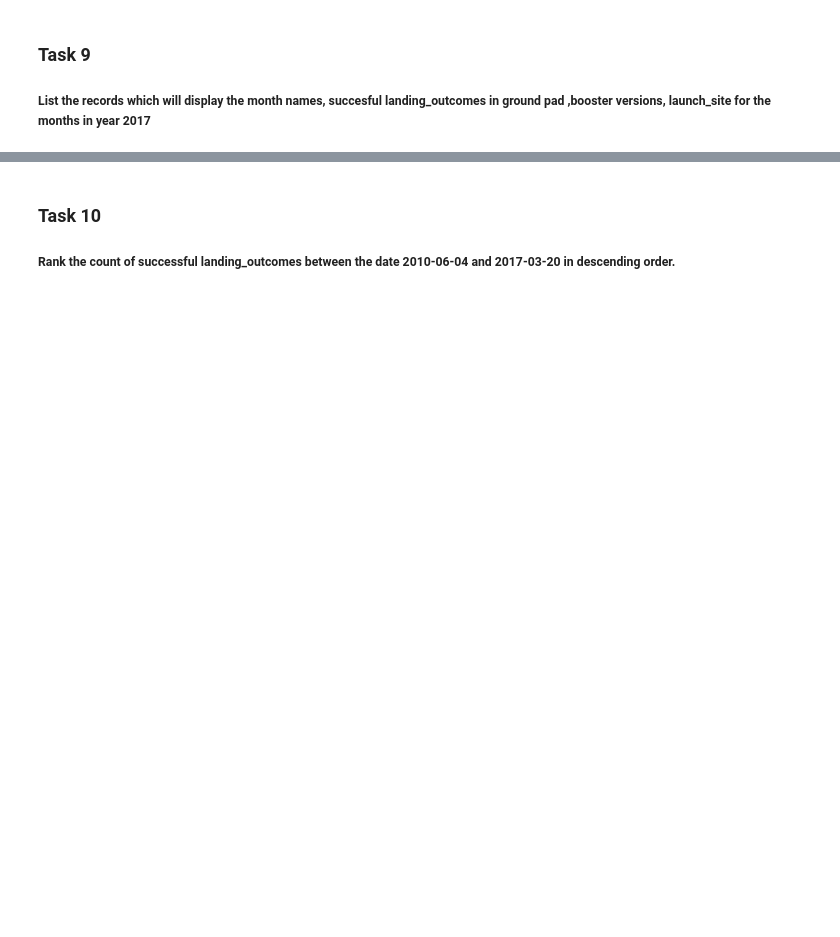
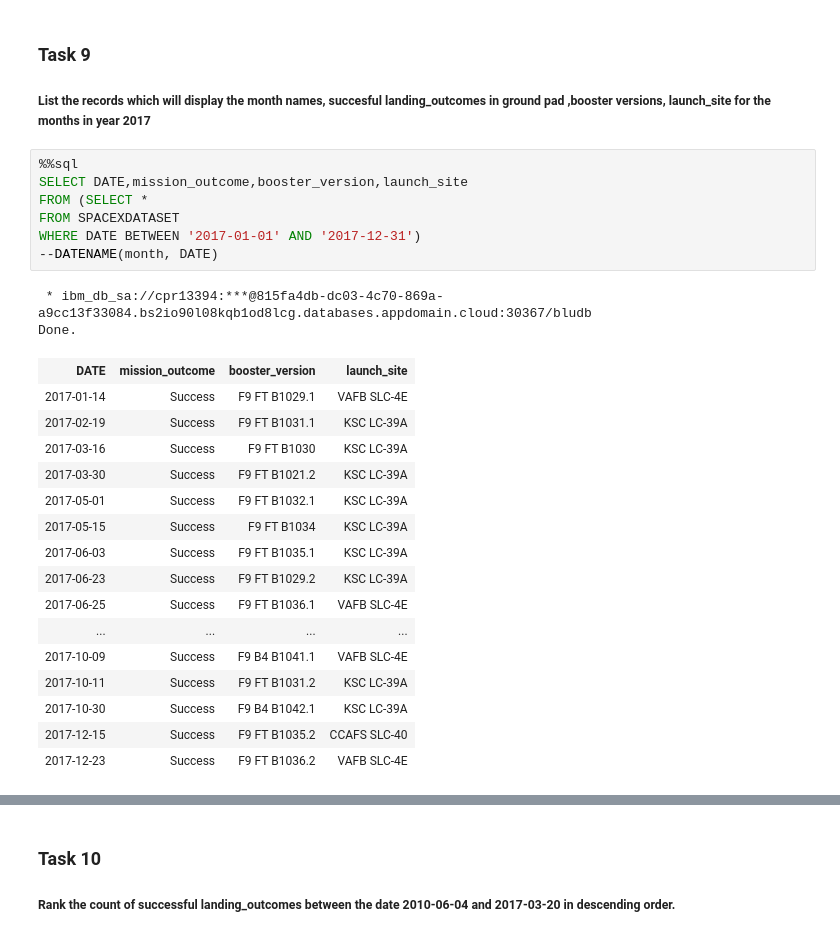
Before and after one commit to ousodaniel/ds-ml-capstone-IBM, a Jupyter notebook: exploratory-data-analysis.ipynb, the cells around one changed output, grey strips where cells are left out. Saved outputs shown, nothing was run; the diff lists cells and outputs as text; blank space fills up the shorter version.

```diff
--- a/exploratory-data-analysis.ipynb
+++ b/exploratory-data-analysis.ipynb
@@ -145,3 +289,29 @@ Now write and execute SQL queries to solve the assignment tasks.
 ### Task 9
 
 ##### List the records which will display the month names, succesful landing_outcomes in ground pad ,booster versions, launch_site for the months in year 2017
+# %%
+%%sql
+SELECT DATE,mission_outcome,booster_version,launch_site
+FROM (SELECT *
+FROM SPACEXDATASET
+WHERE DATE BETWEEN '2017-01-01' AND '2017-12-31')
+--DATENAME(month, DATE)
+# %% [output]
+ * ibm_db_sa://cpr13394:***@815fa4db-dc03-4c70-869a-a9cc13f33084.bs2io90l08kqb1od8lcg.databases.appdomain.cloud:30367/bludb
+Done.
+| DATE | mission_outcome | booster_version | launch_site |
+| 2017-01-14 | Success | F9 FT B1029.1 | VAFB SLC-4E |
+| 2017-02-19 | Success | F9 FT B1031.1 | KSC LC-39A |
+| 2017-03-16 | Success | F9 FT B1030 | KSC LC-39A |
+| 2017-03-30 | Success | F9 FT B1021.2 | KSC LC-39A |
+| 2017-05-01 | Success | F9 FT B1032.1 | KSC LC-39A |
+| 2017-05-15 | Success | F9 FT B1034 | KSC LC-39A |
+| 2017-06-03 | Success | F9 FT B1035.1 | KSC LC-39A |
+| 2017-06-23 | Success | F9 FT B1029.2 | KSC LC-39A |
+| 2017-06-25 | Success | F9 FT B1036.1 | VAFB SLC-4E |
+| ... | ... | ... | ... |
+| 2017-10-09 | Success | F9 B4 B1041.1 | VAFB SLC-4E |
+| 2017-10-11 | Success | F9 FT B1031.2 | KSC LC-39A |
+| 2017-10-30 | Success | F9 B4 B1042.1 | KSC LC-39A |
+| 2017-12-15 | Success | F9 FT B1035.2 | CCAFS SLC-40 |
+| 2017-12-23 | Success | F9 FT B1036.2 | VAFB SLC-4E |
```
Also changed, not shown: parts of 15 cells of this notebook.
